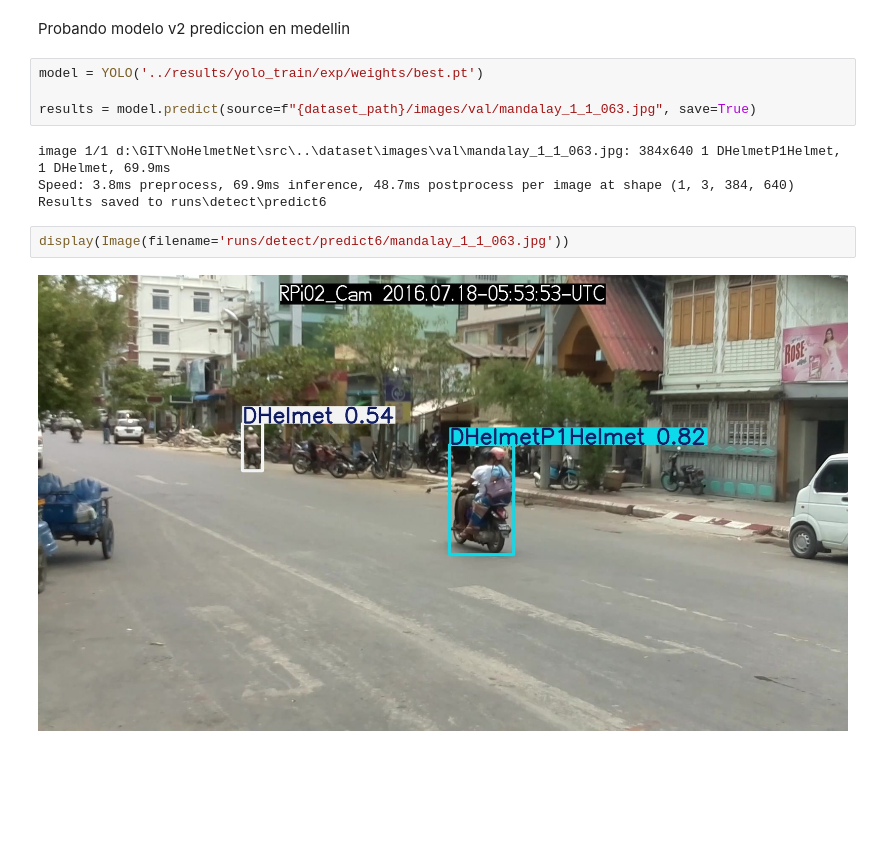
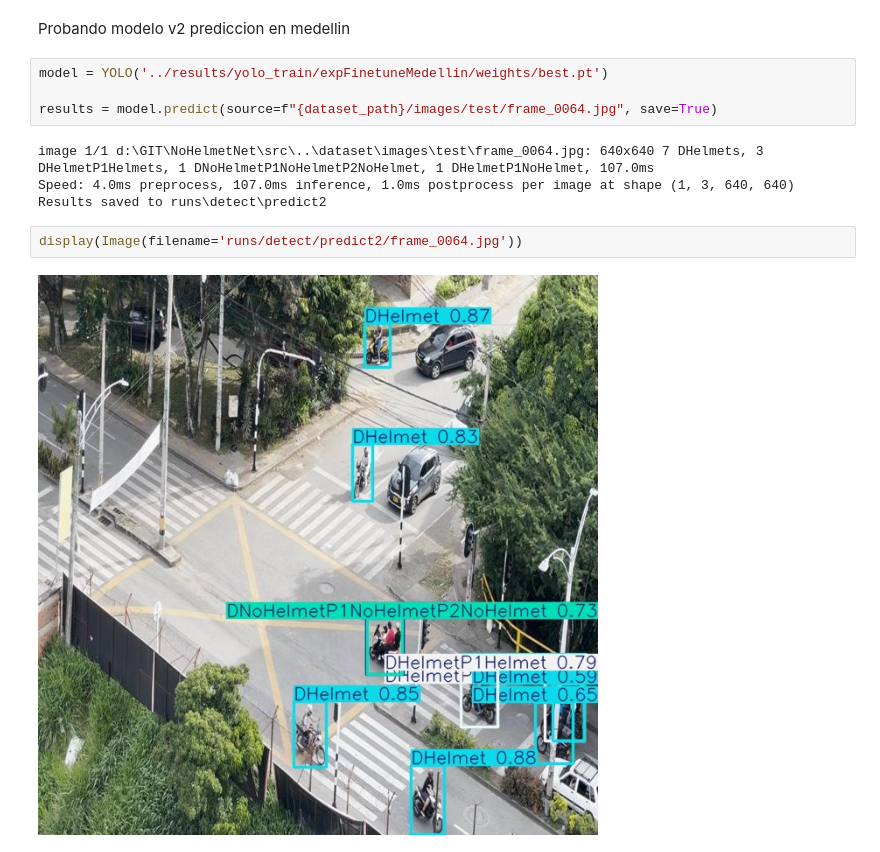
Before and after one commit to eiglesiasr/NoHelmetNet, a Jupyter notebook: src/new_mde_video_test.ipynb, the cells around one changed output. Saved outputs shown, nothing was run; the diff lists cells and outputs as text; blank space fills up the shorter version.

Commit message:
+ model benchmarck

```diff
--- a/src/new_mde_video_test.ipynb
+++ b/src/new_mde_video_test.ipynb
@@ -34,14 +38,14 @@ print(f"{saved_count} imágenes guardadas en {output_dir}")
 # %% [markdown]
 Probando modelo v2 prediccion en medellin
 # %%
-model = YOLO('../results/yolo_train/exp/weights/best.pt')
+model = YOLO('../results/yolo_train/expFinetuneMedellin/weights/best.pt')
 
-results = model.predict(source=f"{dataset_path}/images/val/mandalay_1_1_063.jpg", save=True)
+results = model.predict(source=f"{dataset_path}/images/test/frame_0064.jpg", save=True)
 # %% [output]
-image 1/1 d:\GIT\NoHelmetNet\src\..\dataset\images\val\mandalay_1_1_063.jpg: 384x640 1 DHelmetP1Helmet, 1 DHelmet, 69.9ms
-Speed: 3.8ms preprocess, 69.9ms inference, 48.7ms postprocess per image at shape (1, 3, 384, 640)
-Results saved to runs\detect\predict6
+image 1/1 d:\GIT\NoHelmetNet\src\..\dataset\images\test\frame_0064.jpg: 640x640 7 DHelmets, 3 DHelmetP1Helmets, 1 DNoHelmetP1NoHelmetP2NoHelmet, 1 DHelmetP1NoHelmet, 107.0ms
+Speed: 4.0ms preprocess, 107.0ms inference, 1.0ms postprocess per image at shape (1, 3, 640, 640)
+Results saved to runs\detect\predict2
 # %%
-display(Image(filename='runs/detect/predict6/mandalay_1_1_063.jpg'))
+display(Image(filename='runs/detect/predict2/frame_0064.jpg'))
 # %% [output]
-[figure, old version]
+[figure, new version]
```
Also changed, not shown: parts of 1 cell of this notebook, 3 other files.
